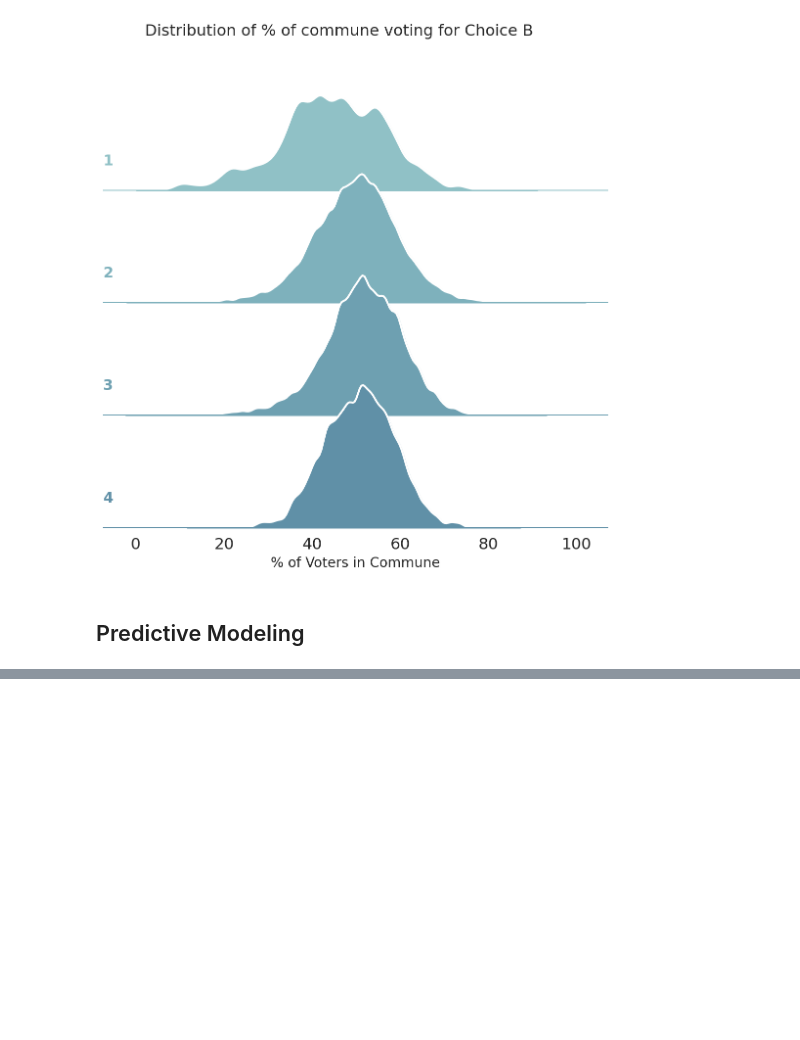
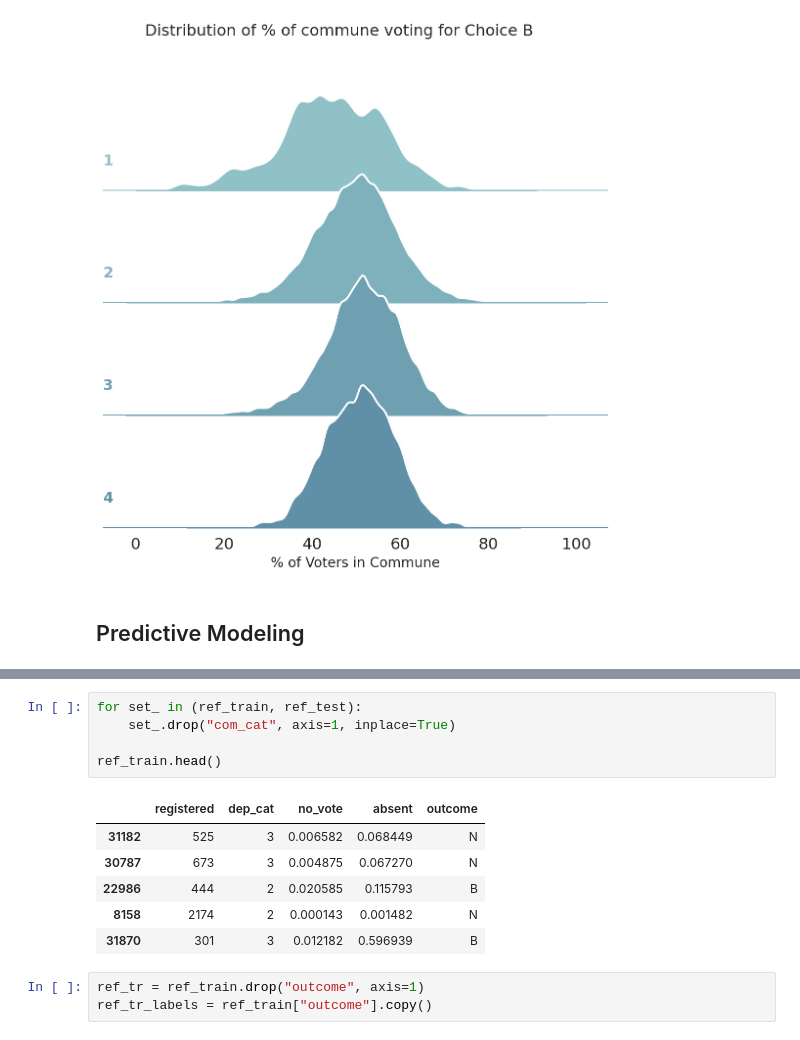
Before and after one commit to palsagar/SGR_project, a Jupyter notebook: eda.ipynb, the cells around one changed output, grey strips where cells are left out. Cells and saved outputs as stored; diff of their text form; blank space fills up the shorter version.

```diff
--- a/eda.ipynb
+++ b/eda.ipynb
@@ -686,0 +764,15 @@ g.fig.suptitle("Distribution of % of commune voting for Choice B", fontsize=16);
+# %%
+for set_ in (ref_train, ref_test):
+    set_.drop("com_cat", axis=1, inplace=True)
+
+ref_train.head()
+# %% [output]
+|  | registered | dep_cat | no_vote | absent | outcome |
+| 31182 | 525 | 3 | 0.006582 | 0.068449 | N |
+| 30787 | 673 | 3 | 0.004875 | 0.067270 | N |
+| 22986 | 444 | 2 | 0.020585 | 0.115793 | B |
+| 8158 | 2174 | 2 | 0.000143 | 0.001482 | N |
+| 31870 | 301 | 3 | 0.012182 | 0.596939 | B |
+# %%
+ref_tr = ref_train.drop("outcome", axis=1)
+ref_tr_labels = ref_train["outcome"].copy()
```
Also changed, not shown: parts of 18 cells of this notebook.
